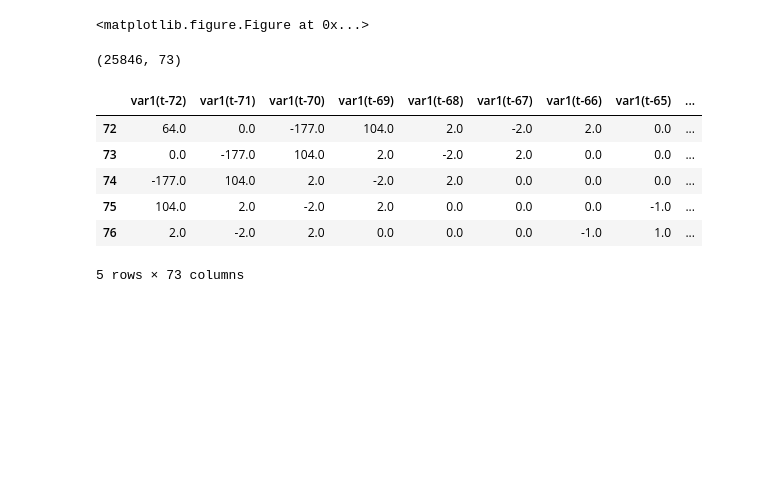
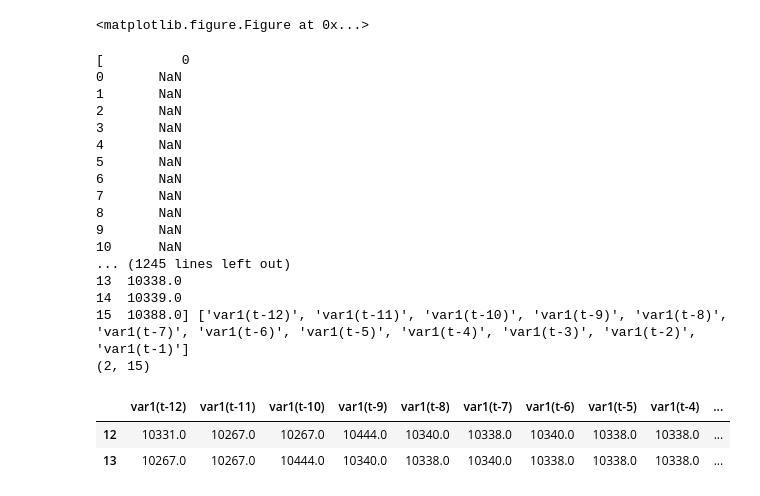
Before and after one commit to tkind94/Trading_bot, a Jupyter notebook: LSTM_attempt_5.ipynb, the cells around one changed output. Saved outputs shown, nothing was run; the diff lists cells and outputs as text; code cells hidden in the pictures; blank space fills up the shorter version.

```diff
--- a/LSTM_attempt_5.ipynb
+++ b/LSTM_attempt_5.ipynb
@@ -102,30 +137,44 @@ def transform_classificaiton(vals):
 # %%
 # save new data
 # expx.save_df(days_back = 90)
 
 # load dataset
-dataset = expx.load_df()[['open']]
+dataset = expx.load_df()[['open']][:16]
+# print(dataset)
 values = dataset.values.astype('float32')
-# values = transform_classificaiton(values)
+# values = transform_diff(values)
+# values = transform_classification(values)
 
 # specify the number of lag hours
 n_timesteps_in = 12*1
-n_timesteps_out = 1
+n_timesteps_out = 3
 
 # frame as supervised learning
 reframed = series_to_supervised(data = values, n_in = n_timesteps_in, n_out = n_timesteps_out)
 
 print(reframed.shape)
 reframed.head()
 # %% [output]
-(25846, 73)
+[          0
+0       NaN
+1       NaN
+2       NaN
+3       NaN
+4       NaN
+5       NaN
+6       NaN
+7       NaN
+8       NaN
+9       NaN
+10      NaN
+... (1245 lines left out)
+13  10338.0
+14  10339.0
+15  10388.0] ['var1(t-12)', 'var1(t-11)', 'var1(t-10)', 'var1(t-9)', 'var1(t-8)', 'var1(t-7)', 'var1(t-6)', 'var1(t-5)', 'var1(t-4)', 'var1(t-3)', 'var1(t-2)', 'var1(t-1)']
+(2, 15)
-|  | var1(t-72) | var1(t-71) | var1(t-70) | var1(t-69) | var1(t-68) | var1(t-67) | var1(t-66) | var1(t-65) | ... |
-| 72 | 64.0 | 0.0 | -177.0 | 104.0 | 2.0 | -2.0 | 2.0 | 0.0 | ... |
-| 73 | 0.0 | -177.0 | 104.0 | 2.0 | -2.0 | 2.0 | 0.0 | 0.0 | ... |
-| 74 | -177.0 | 104.0 | 2.0 | -2.0 | 2.0 | 0.0 | 0.0 | 0.0 | ... |
-| 75 | 104.0 | 2.0 | -2.0 | 2.0 | 0.0 | 0.0 | 0.0 | -1.0 | ... |
-| 76 | 2.0 | -2.0 | 2.0 | 0.0 | 0.0 | 0.0 | -1.0 | 1.0 | ... |
+|  | var1(t-12) | var1(t-11) | var1(t-10) | var1(t-9) | var1(t-8) | var1(t-7) | var1(t-6) | var1(t-5) | var1(t-4) | ... |
+| 12 | 10331.0 | 10267.0 | 10267.0 | 10444.0 | 10340.0 | 10338.0 | 10340.0 | 10338.0 | 10338.0 | ... |
+| 13 | 10267.0 | 10267.0 | 10444.0 | 10340.0 | 10338.0 | 10340.0 | 10338.0 | 10338.0 | 10338.0 | ... |
-5 rows × 73 columns
 # %%
 plt.plot(values)
 # %% [output]
```
Also changed, not shown: parts of 17 cells of this notebook, 4 other files.
